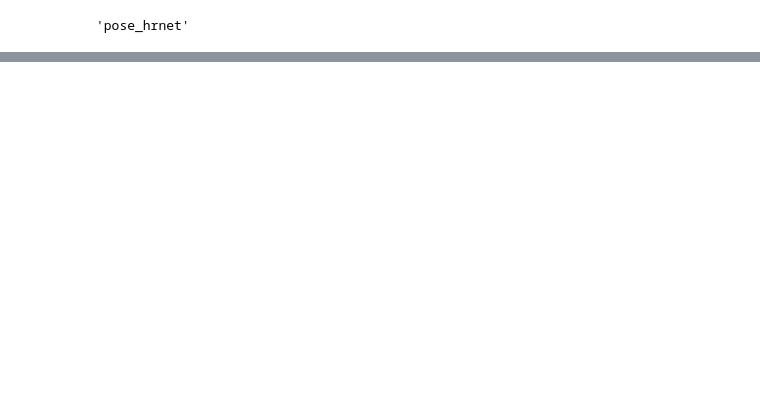
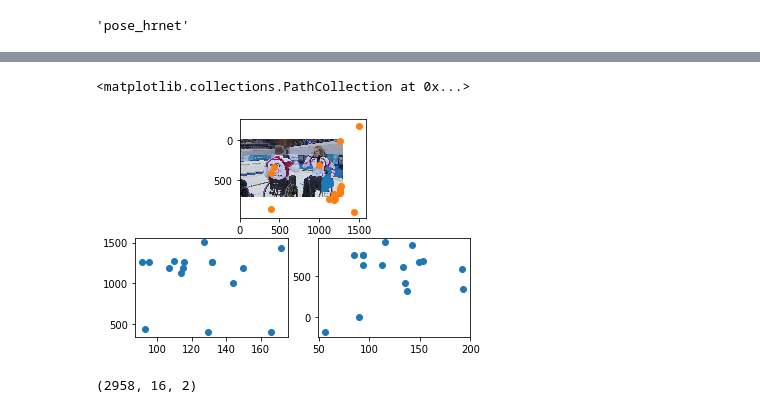
Before and after one commit to ys7yoo/HRNet, a Jupyter notebook: test.ipynb, the cells around one changed output, grey strips where cells are left out. Saved outputs shown, nothing was run; the diff lists cells and outputs as text; code cells hidden in the pictures; blank space fills up the shorter version.

```diff
--- a/test.ipynb
+++ b/test.ipynb
@@ -109,0 +350,30 @@ validate(cfg, valid_loader, valid_dataset, model, criterion,
+# %%
+import cv2
+
+sample_idx = 0
+anno = valid_dataset[sample_idx][3]
+# print(anno)
+
+image_name = anno['image']
+joints = anno['joints']
+center = anno['center']
+scale = anno['scale']
+
+plt.subplot(211)
+plt.imshow(im[:,:,::-1])
+plt.scatter(joints[:,0]+center[0], joints[:,1]+center[1])
+#plt.scatter(scale[0]*(joints[:,0]+1), scale[1]*(joints[:,1]+1))
+plt.scatter(preds[sample_idx][:,0], preds[sample_idx][:,1])
+
+plt.subplot(223)
+plt.scatter(joints[:,0], preds[sample_idx][:,0])
+
+plt.subplot(224)
+plt.scatter(joints[:,1], preds[sample_idx][:,1])
+# %% [output]
+<matplotlib.collections.PathCollection at 0x...>
+[figure, added]
+# %%
+preds.shape
+# %% [output]
+(2958, 16, 2)
```
Also changed, not shown: parts of 19 cells of this notebook.
